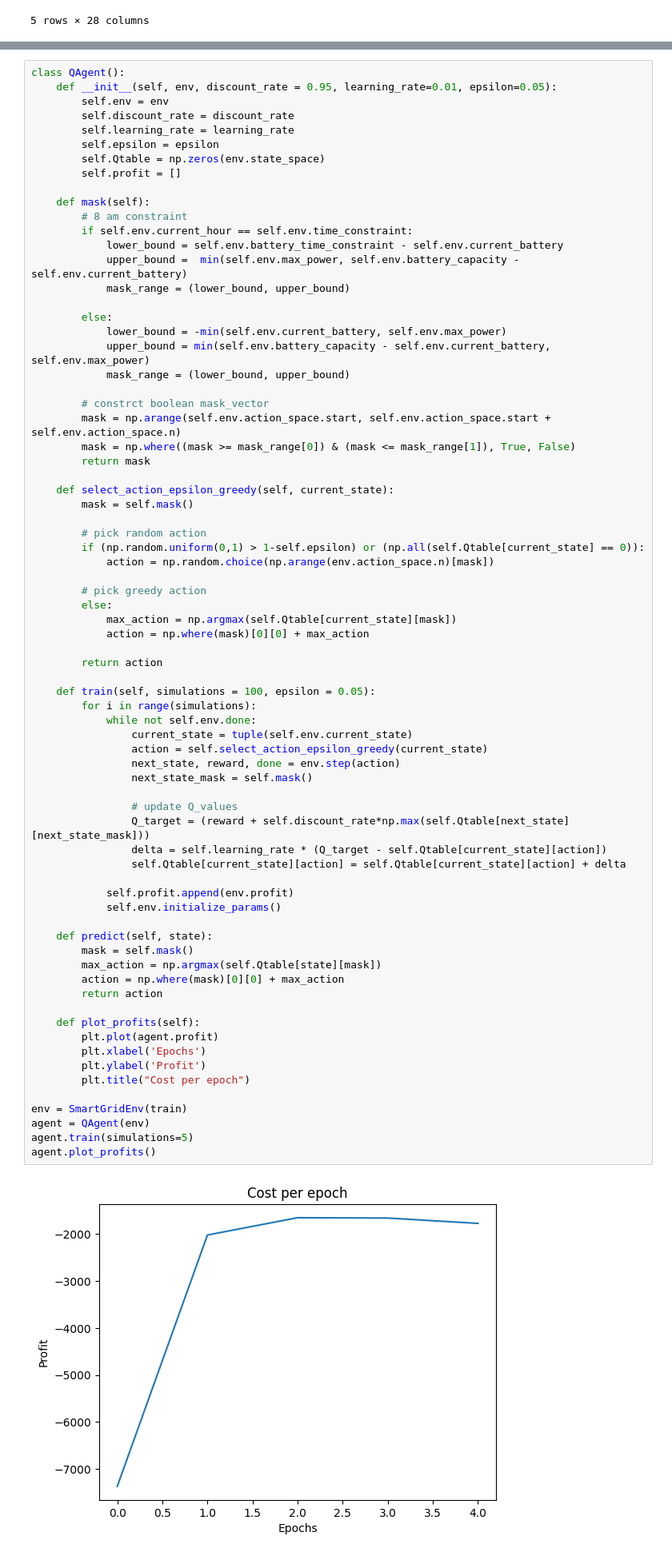
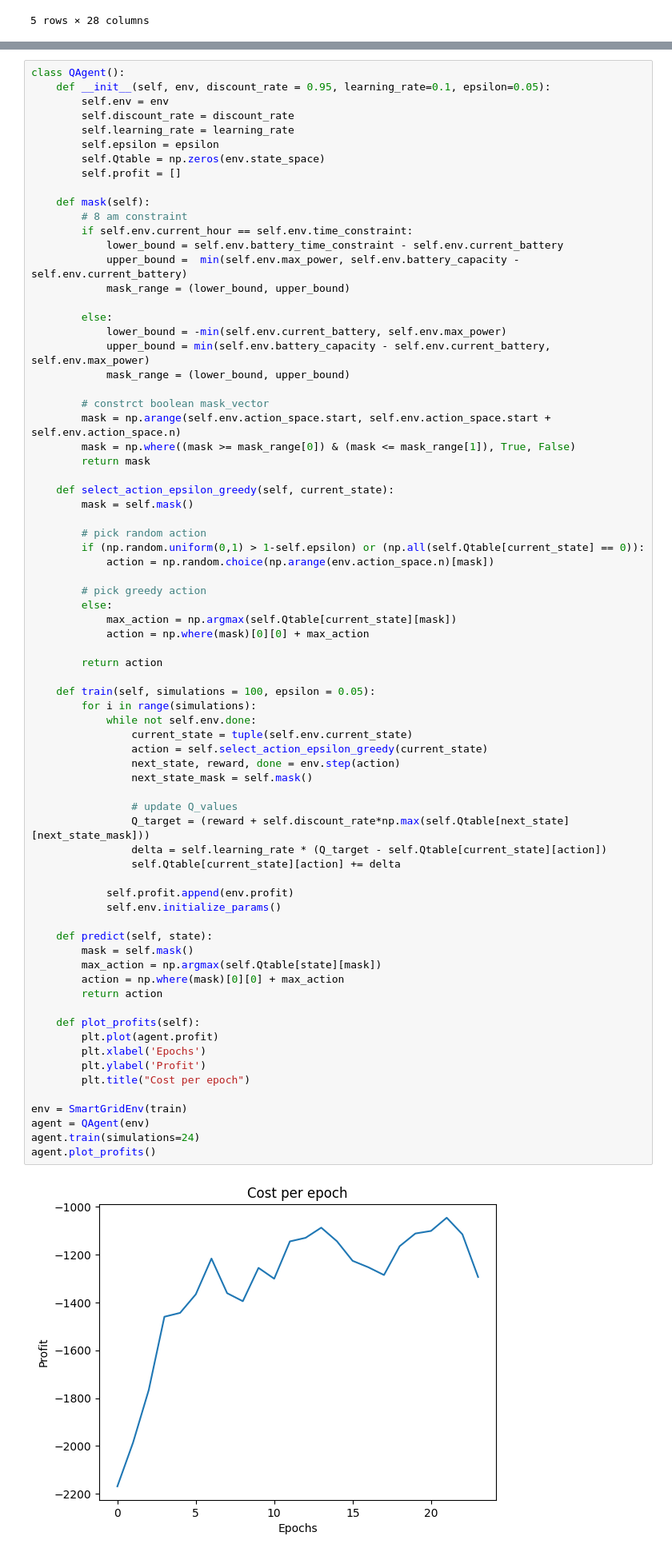
Before and after one commit to aeli3/RL-Project-2024, a Jupyter notebook: SmartGridEnv.ipynb, the cells around one changed output, grey strips where cells are left out. Shown at 80% size. Cells and saved outputs as stored; diff of their text form.

```diff
--- a/SmartGridEnv.ipynb
+++ b/SmartGridEnv.ipynb
@@ -109,6 +130,6 @@ class SmartGridEnv(gym.Env):
 # %%
 class QAgent():
-    def __init__(self, env, discount_rate = 0.95, learning_rate=0.01, epsilon=0.05):
+    def __init__(self, env, discount_rate = 0.95, learning_rate=0.1, epsilon=0.05):
         self.env = env
         self.discount_rate = discount_rate
         self.learning_rate = learning_rate
@@ -151,36 +172,36 @@ class QAgent():
         for i in range(simulations):
             while not self.env.done:
                 current_state = tuple(self.env.current_state)
                 action = self.select_action_epsilon_greedy(current_state)
                 next_state, reward, done = env.step(action)
                 next_state_mask = self.mask()
 
                 # update Q_values
                 Q_target = (reward + self.discount_rate*np.max(self.Qtable[next_state][next_state_mask]))
                 delta = self.learning_rate * (Q_target - self.Qtable[current_state][action])
-                self.Qtable[current_state][action] = self.Qtable[current_state][action] + delta
+                self.Qtable[current_state][action] += delta
 
             self.profit.append(env.profit)
             self.env.initialize_params()
 
     def predict(self, state):
         mask = self.mask()
         max_action = np.argmax(self.Qtable[state][mask])
         action = np.where(mask)[0][0] + max_action
         return action
 
     def plot_profits(self):
         plt.plot(agent.profit)
         plt.xlabel('Epochs')
         plt.ylabel('Profit')
         plt.title("Cost per epoch")
 
 env = SmartGridEnv(train)
 agent = QAgent(env)
-agent.train(simulations=5)
+agent.train(simulations=24)
 agent.plot_profits()
 # %% [output]
-[figure, old version]
+[figure, new version]
 # %% [markdown]
 ## Eval
 # %%
```
Also changed, not shown: parts of 2 cells of this notebook.
